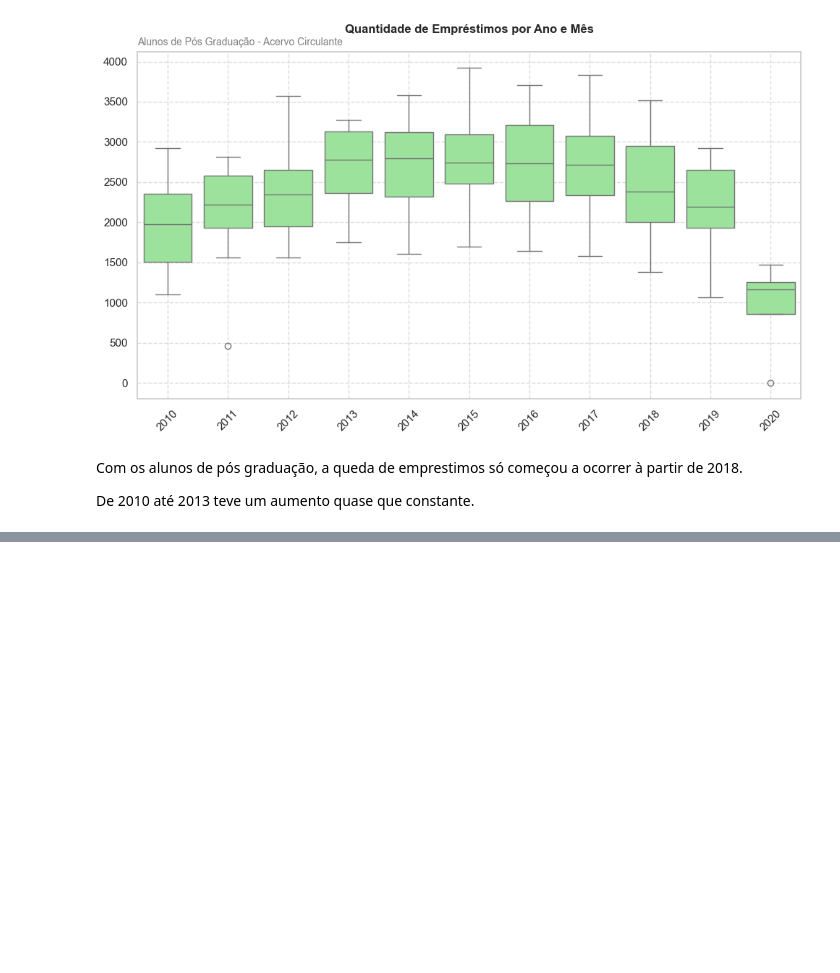
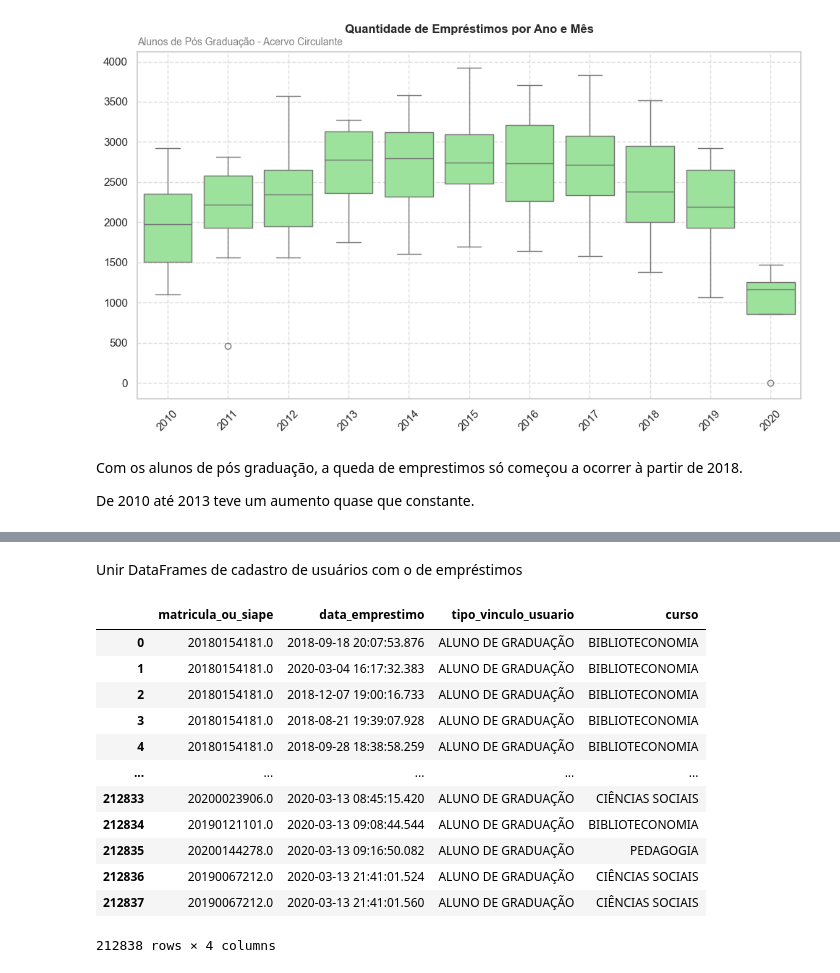
Before and after one commit to wmborges/7_days_of_code_Alura, a Jupyter notebook: 7_days_of_code.ipynb, the cells around one changed output, grey strips where cells are left out. Drawn from its saved outputs; the diff is of its cells as text; code cells hidden in the pictures; blank space fills up the shorter version.

```diff
--- a/7_days_of_code.ipynb
+++ b/7_days_of_code.ipynb
@@ -760,0 +891,3 @@ De 2010 até 2013 teve um aumento quase que constante.
+# %%
+cadastro_usuarios_curso = pd.concat([cadastro_excel, graduacao_json], ignore_index=True)
+cadastro_usuarios_curso
@@ -760,0 +910,6 @@ De 2010 até 2013 teve um aumento quase que constante.
+# %%
+matricula_data_emprestimo = emprestimos_completo.query("tipo_vinculo_usuario == 'ALUNO DE GRADUAÇÃO'")
+matricula_data_emprestimo = matricula_data_emprestimo.loc[:,['matricula_ou_siape', 'data_emprestimo']]
+matricula_data_emprestimo = matricula_data_emprestimo.query('data_emprestimo > 2015')
+matricula_data_emprestimo = matricula_data_emprestimo.reset_index(drop=True)
+matricula_data_emprestimo
@@ -760,0 +966,19 @@ De 2010 até 2013 teve um aumento quase que constante.
+# %% [markdown]
+Unir DataFrames de cadastro de usuários com o de empréstimos
+# %%
+cursos_selecionados = matricula_data_emprestimo.merge(cursos_selecionados)
+cursos_selecionados
+# %% [output]
+|  | matricula_ou_siape | data_emprestimo | tipo_vinculo_usuario | curso |
+| 0 | 20180154181.0 | 2018-09-18 20:07:53.876 | ALUNO DE GRADUAÇÃO | BIBLIOTECONOMIA |
+| 1 | 20180154181.0 | 2020-03-04 16:17:32.383 | ALUNO DE GRADUAÇÃO | BIBLIOTECONOMIA |
+| 2 | 20180154181.0 | 2018-12-07 19:00:16.733 | ALUNO DE GRADUAÇÃO | BIBLIOTECONOMIA |
+| 3 | 20180154181.0 | 2018-08-21 19:39:07.928 | ALUNO DE GRADUAÇÃO | BIBLIOTECONOMIA |
+| 4 | 20180154181.0 | 2018-09-28 18:38:58.259 | ALUNO DE GRADUAÇÃO | BIBLIOTECONOMIA |
+| ... | ... | ... | ... | ... |
+| 212833 | 20200023906.0 | 2020-03-13 08:45:15.420 | ALUNO DE GRADUAÇÃO | CIÊNCIAS SOCIAIS |
+| 212834 | 20190121101.0 | 2020-03-13 09:08:44.544 | ALUNO DE GRADUAÇÃO | BIBLIOTECONOMIA |
+| 212835 | 20200144278.0 | 2020-03-13 09:16:50.082 | ALUNO DE GRADUAÇÃO | PEDAGOGIA |
+| 212836 | 20190067212.0 | 2020-03-13 21:41:01.524 | ALUNO DE GRADUAÇÃO | CIÊNCIAS SOCIAIS |
+| 212837 | 20190067212.0 | 2020-03-13 21:41:01.560 | ALUNO DE GRADUAÇÃO | CIÊNCIAS SOCIAIS |
+212838 rows × 4 columns
```
Also changed, not shown: parts of 33 cells of this notebook.
